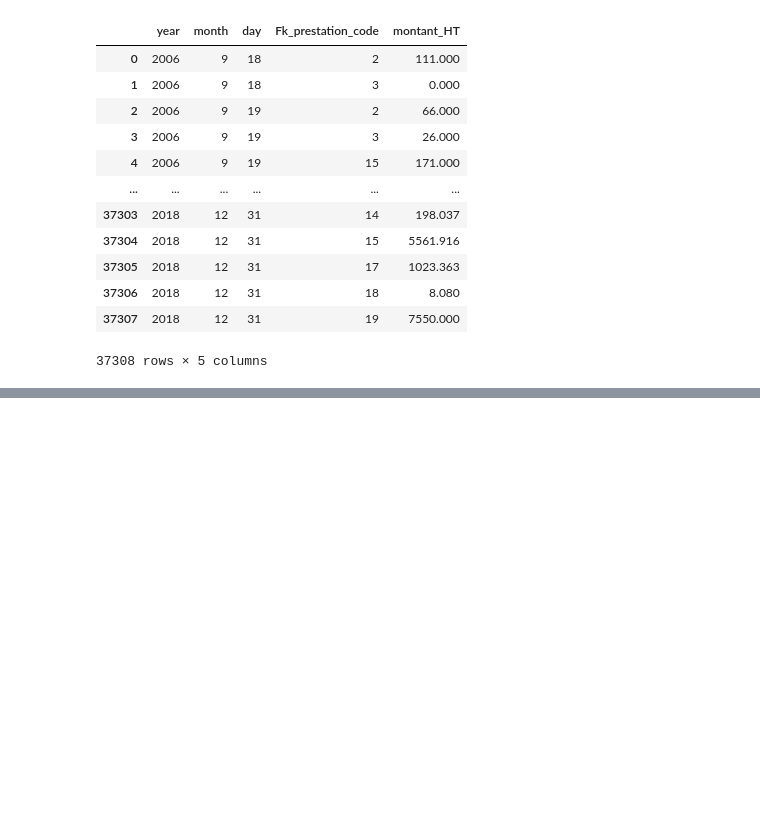
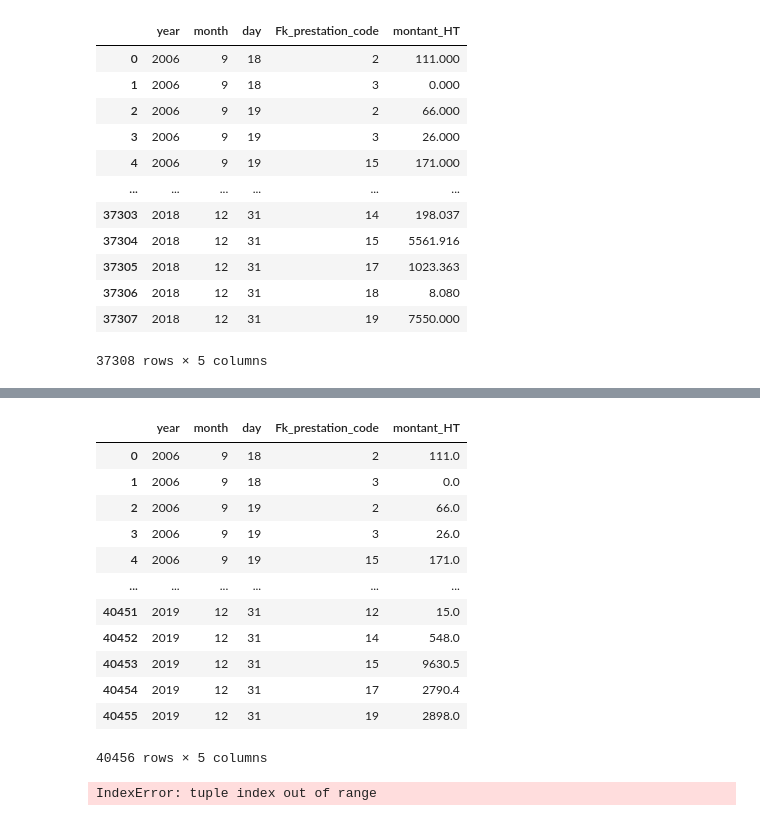
Before and after one commit to Adamderbel/AI, a Jupyter notebook: dataprep.ipynb, the cells around one changed output, grey strips where cells are left out. Drawn from its saved outputs; the diff is of its cells as text; code cells hidden in the pictures; blank space fills up the shorter version.

```diff
--- a/dataprep.ipynb
+++ b/dataprep.ipynb
@@ -402,0 +637,9 @@ model = Model(inputs=input_layer, outputs=output_layer)
+# %%
+selected_columns = ['date_saisie', 'montant_HT','Fk_prestation_code']
+df1 = df.loc[:, selected_columns]
+df1['year'] = df['date_saisie'].dt.year.astype(int)
+df1['month'] = df['date_saisie'].dt.month.astype(int)
+df1['day'] = df['date_saisie'].dt.day.astype(int)
+selected_columns = ['year','month','day','montant_HT','Fk_prestation_code']
+df1 = df1.loc[:, selected_columns]
+df1
@@ -402,0 +660,18 @@ model = Model(inputs=input_layer, outputs=output_layer)
+# %%
+df1 = df1.groupby([ 'year','month','day','Fk_prestation_code'])['montant_HT'].sum().reset_index()
+# %%
+df1
+# %% [output]
+|  | year | month | day | Fk_prestation_code | montant_HT |
+| 0 | 2006 | 9 | 18 | 2 | 111.0 |
+| 1 | 2006 | 9 | 18 | 3 | 0.0 |
+| 2 | 2006 | 9 | 19 | 2 | 66.0 |
+| 3 | 2006 | 9 | 19 | 3 | 26.0 |
+| 4 | 2006 | 9 | 19 | 15 | 171.0 |
+| ... | ... | ... | ... | ... | ... |
+| 40451 | 2019 | 12 | 31 | 12 | 15.0 |
+| 40452 | 2019 | 12 | 31 | 14 | 548.0 |
+| 40453 | 2019 | 12 | 31 | 15 | 9630.5 |
+| 40454 | 2019 | 12 | 31 | 17 | 2790.4 |
+| 40455 | 2019 | 12 | 31 | 19 | 2898.0 |
+40456 rows × 5 columns
@@ -402,0 +694,6 @@ model = Model(inputs=input_layer, outputs=output_layer)
+# %%
+seq_length=12
+input_time = Input(shape=(seq_length, X_train_padded.shape[2]), name='input_time')
+lstm_time = LSTM(units=64)(input_time)
+# %% [output]
+IndexError: tuple index out of range
```
Also changed, not shown: parts of 64 cells of this notebook, 3 other files.
